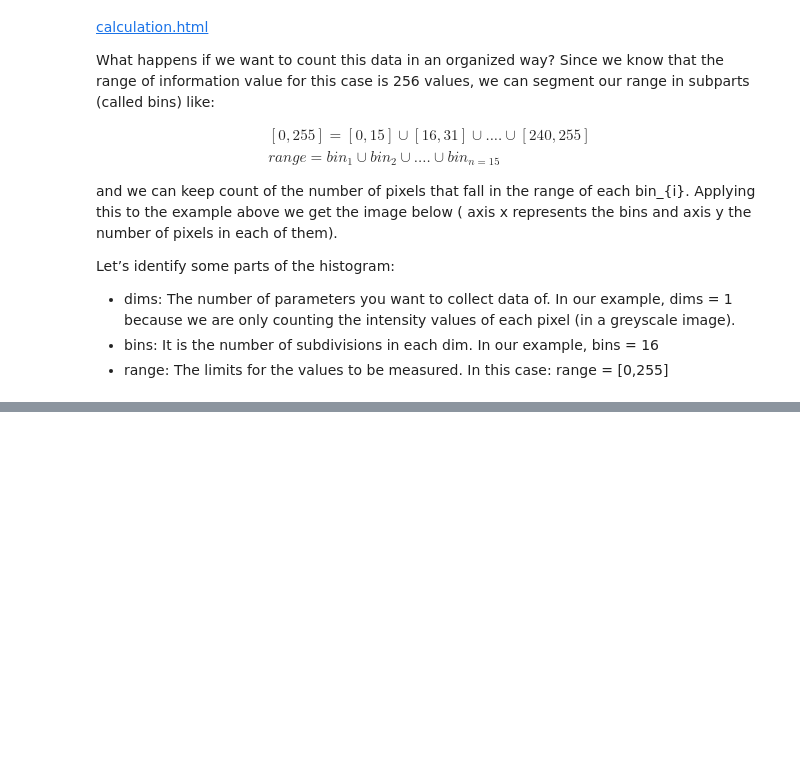
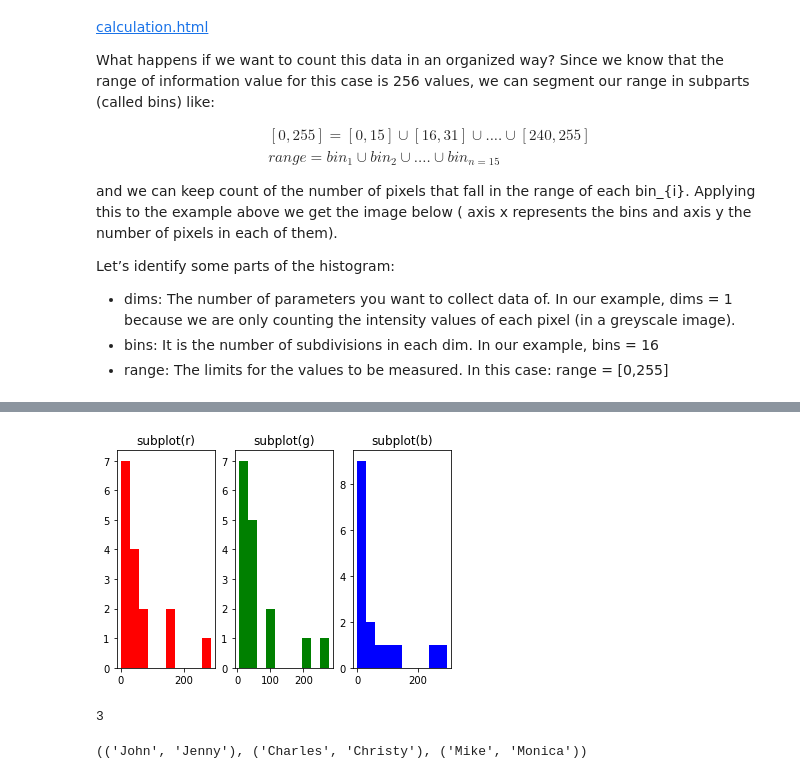
Before and after one commit to lucyweb/2nd-ML100DAYS, a Jupyter notebook: homework/Day090_color_histogram_HW.ipynb, the cells around one changed output, grey strips where cells are left out. Drawn from its saved outputs; the diff is of its cells as text; code cells hidden in the pictures; blank space fills up the shorter version.

```diff
--- a/homework/Day090_color_histogram_HW.ipynb
+++ b/homework/Day090_color_histogram_HW.ipynb
@@ -112,0 +154,33 @@ plt.show()
+# %%
+chans = cv2.split(image) # 把圖像的 3 個 channel 切分出來
+colors = ("r", "g", "b")
+plt.figure()
+
+i=0
+# 對於所有 channel
+for (chan, color) in zip( chans, colors):
+    # 計算該 channel 的直方圖
+    i += 1
+    hist = cv2.calcHist([chan], [0], None, [16], [0, 256]) #histSize設為16 bin
+
+    plt.subplot(1,3,i)
+    plt.title('subplot(%s)' %color)
+
+    # 畫出該 channel 的直方圖
+    plt.hist(hist, color = color)
+
+plt.show()
+# %% [output]
+[figure, added]
+# %%
+len(colors)
+# %% [output]
+3
+# %%
+a = ("John", "Charles", "Mike")
+b = ("Jenny", "Christy", "Monica")
+
+x = zip(a, b)
+print(tuple(x))
+# %% [output]
+(('John', 'Jenny'), ('Charles', 'Christy'), ('Mike', 'Monica'))
```
Also changed, not shown: parts of 4 cells of this notebook.
